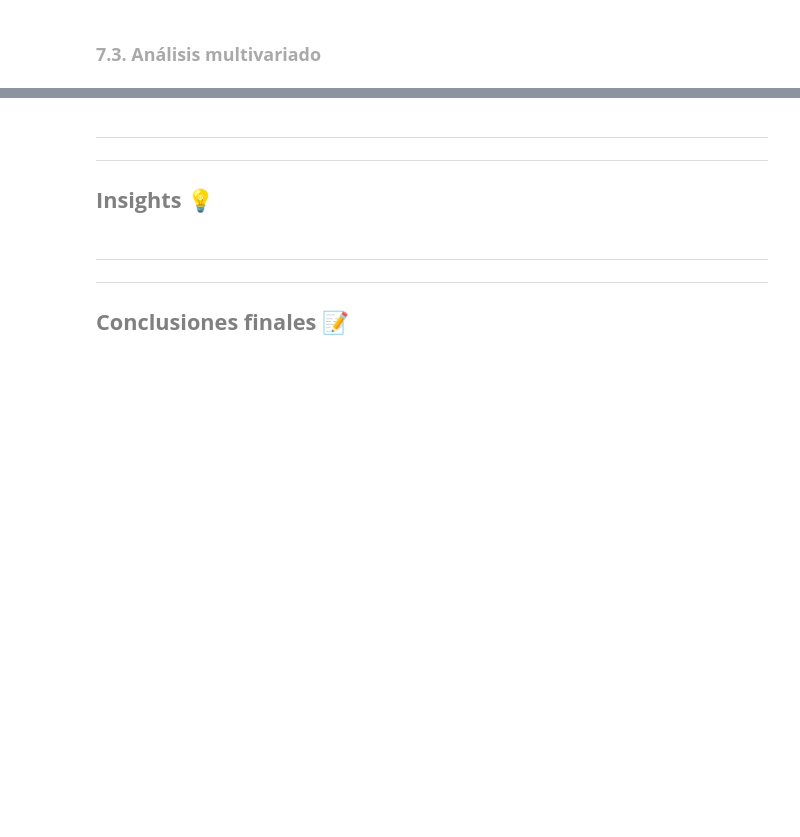
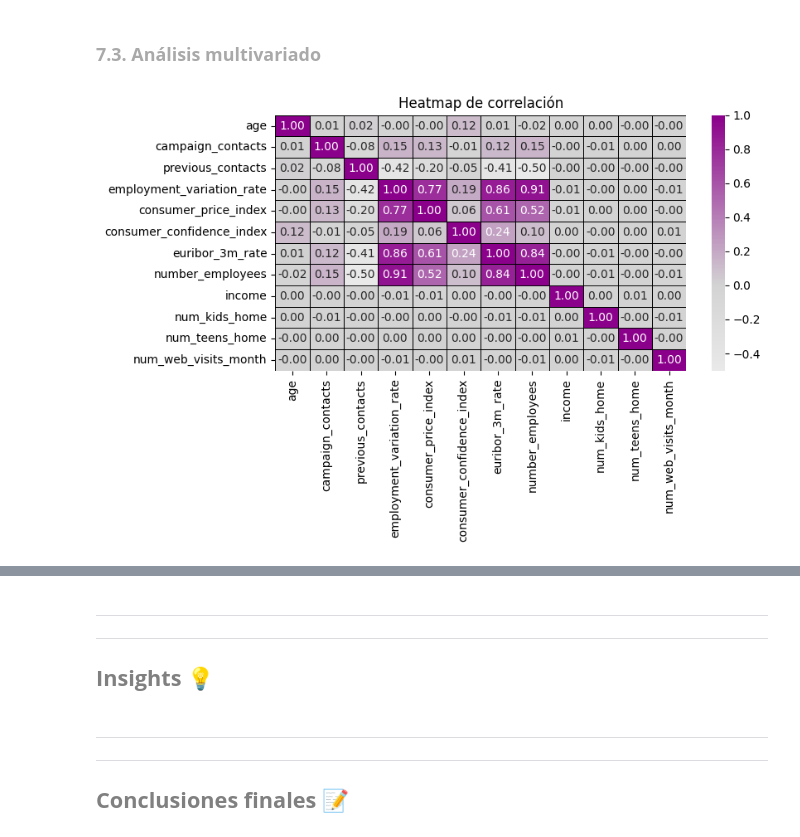
Before and after one commit to lorenalopezarenas/EDA-BankMarketing, a Jupyter notebook: notebooks/03. EDA.ipynb, the cells around one changed output, grey strips where cells are left out. Cells and saved outputs as stored; diff of their text form; code cells hidden in the pictures; blank space fills up the shorter version.

```diff
--- a/notebooks/03. EDA.ipynb
+++ b/notebooks/03. EDA.ipynb
@@ -50,25 +167,27 @@ df_integrado.to_csv("../data/output/df_integrado.csv", index=False)
 ### <span style="color:darkgray">**7.3. Análisis multivariado**</span>
 # %%
 # Seleccionar solo columnas numéricas
-df_numerico = df_integrado.select_dtypes(include='number')
+col_num = df_integrado.select_dtypes(include='number')
 
 # Matriz de correlación
-corr = df_numerico.corr()
+corr = col_num.corr()
 
 # Mapa de colores personalizado
 colors = ["white", "lightgrey", "darkmagenta"]  # baja → alta correlación
 cmap = LinearSegmentedColormap.from_list("custom_cmap", colors)
 
 # Dibujar el heatmap
-plt.figure(figsize=(8,4))
+plt.figure(figsize=(8, 4))
 sns.heatmap(
     corr,
     annot=True,
     fmt=".2f",
     cmap=cmap,
     center=0,
     linewidths=0.5,
     linecolor='black'
-)
+    )
 plt.title("Heatmap de correlación")
 plt.show()
+# %% [output]
+[figure, added]
```
Also changed, not shown: parts of 16 cells of this notebook, 1 other file.
